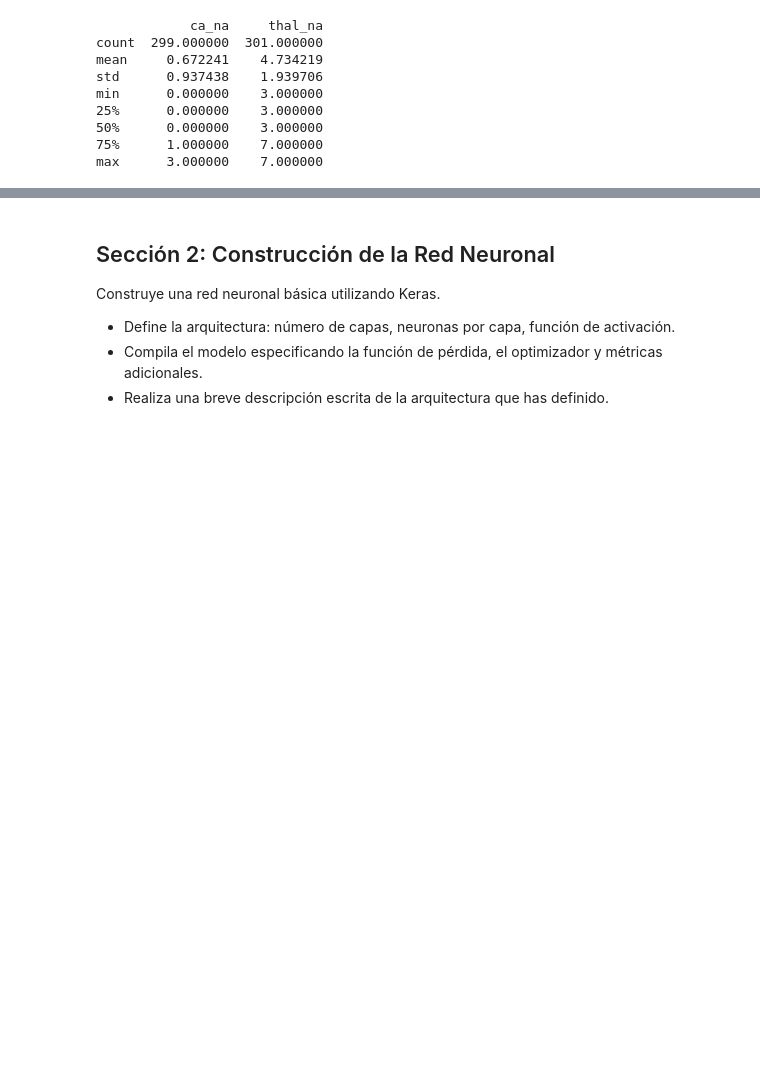
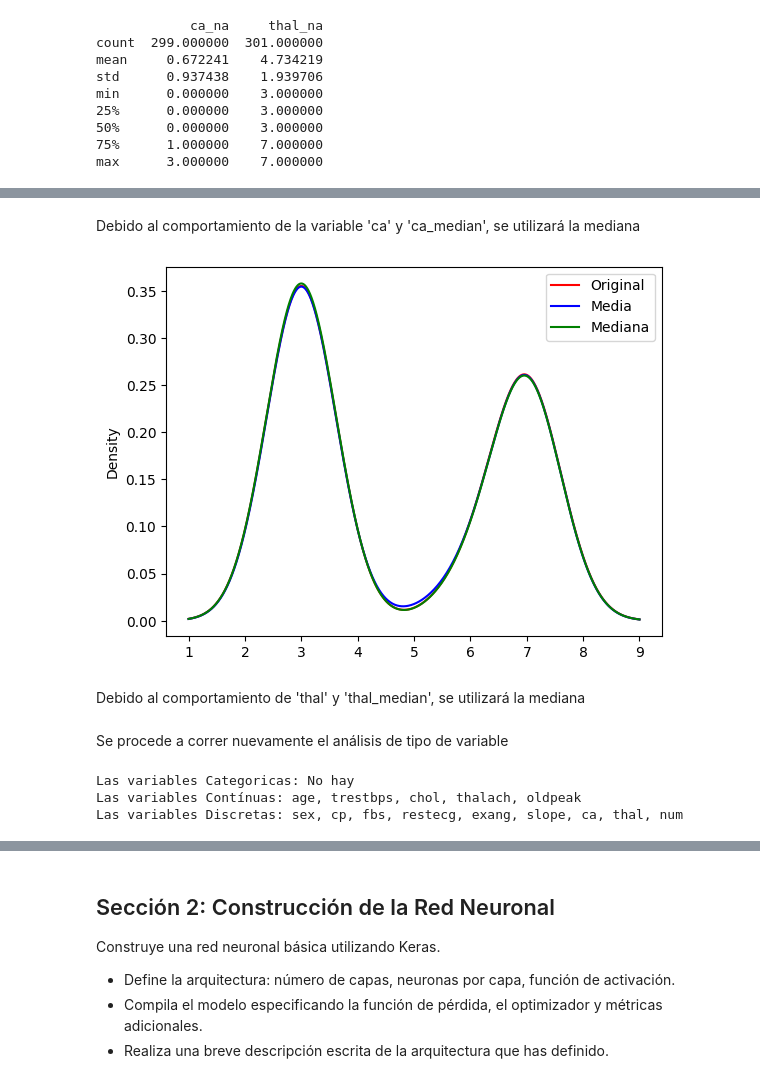
Before and after one commit to lpyo87/Statistical_LearningII, a Jupyter notebook: HT1/HT1 - Redes neuronales.ipynb, the cells around one changed output, grey strips where cells are left out. Saved outputs shown, nothing was run; the diff lists cells and outputs as text; code cells hidden in the pictures; blank space fills up the shorter version.

```diff
--- a/HT1/HT1 - Redes neuronales.ipynb
+++ b/HT1/HT1 - Redes neuronales.ipynb
@@ -176,0 +183,24 @@ plt.show()
+# %% [markdown]
+Debido al comportamiento de la variable 'ca' y 'ca_median', se utilizará la mediana
+# %%
+# Se calculan las medias para la columna 'thal_na'
+media=round(data['thal_na'].mean(),0)
+mediana=round(data['thal_na'].median(),0)
+
+# Se crean las columnas de Media y Mediana
+data['thal_mean']=data['thal_na'].fillna(media)
+data['thal_median']=data['thal_na'].fillna(mediana)
+
+# Representación gráfica
+fig=plt.figure()
+ax=fig.add_subplot(111)
+
+data['thal_na'].plot.density(color='red',label='Original')
+data['thal_mean'].plot.density(color='blue',label='Media')
+data['thal_median'].plot.density(color='green',label='Mediana')
+ax.legend()
+plt.show()
+# %% [output]
+[figure, added]
+# %% [markdown]
+Debido al comportamiento de 'thal' y 'thal_median', se utilizará la mediana
@@ -176,0 +213,13 @@ plt.show()
+# %% [markdown]
+Se procede a correr nuevamente el análisis de tipo de variable
+# %%
+categoricas, continuas, discretas=getDateColTypes(data)
+
+tipos_var = {"Categoricas":categoricas, "Contínuas": continuas, "Discretas":discretas}
+for i, lista in tipos_var.items():
+    tipos = ", ".join(map(str, lista)) if lista else "No hay"
+    print(f"Las variables {i}: {tipos}")
+# %% [output]
+Las variables Categoricas: No hay
+Las variables Contínuas: age, trestbps, chol, thalach, oldpeak
+Las variables Discretas: sex, cp, fbs, restecg, exang, slope, ca, thal, num
```
Also changed, not shown: parts of 20 cells of this notebook.
